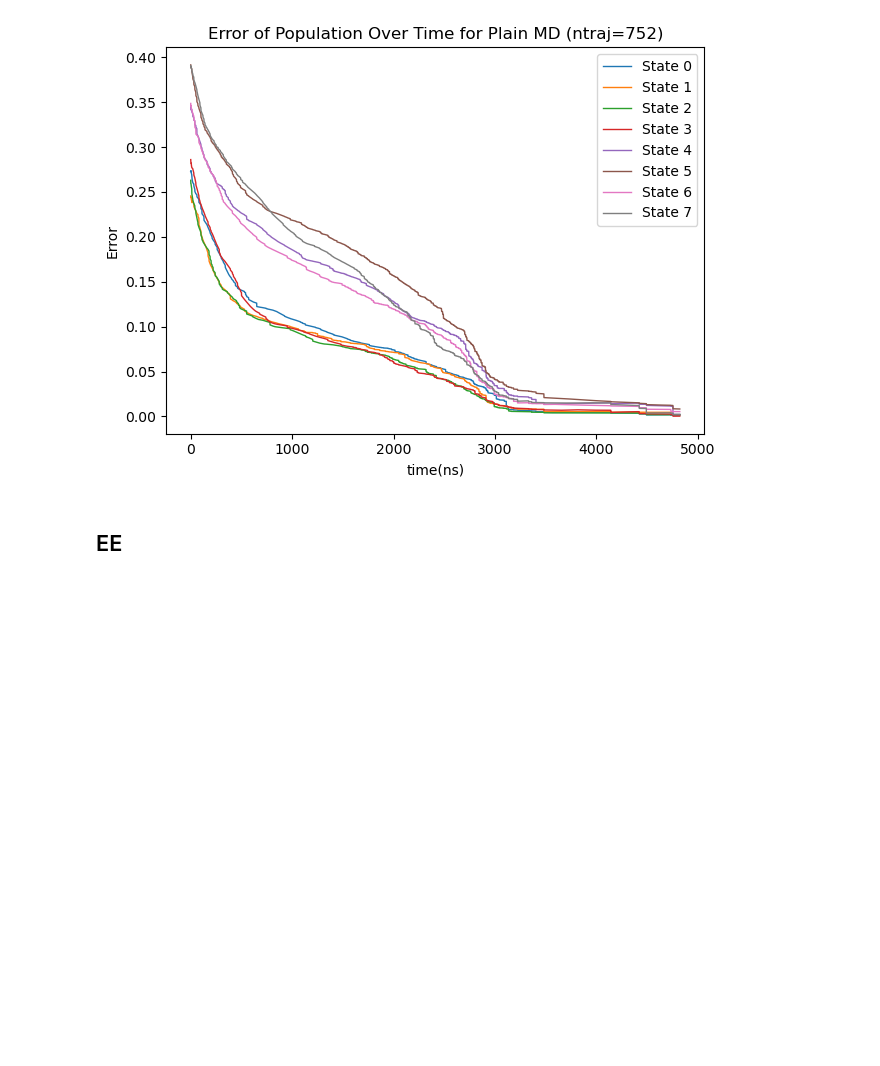
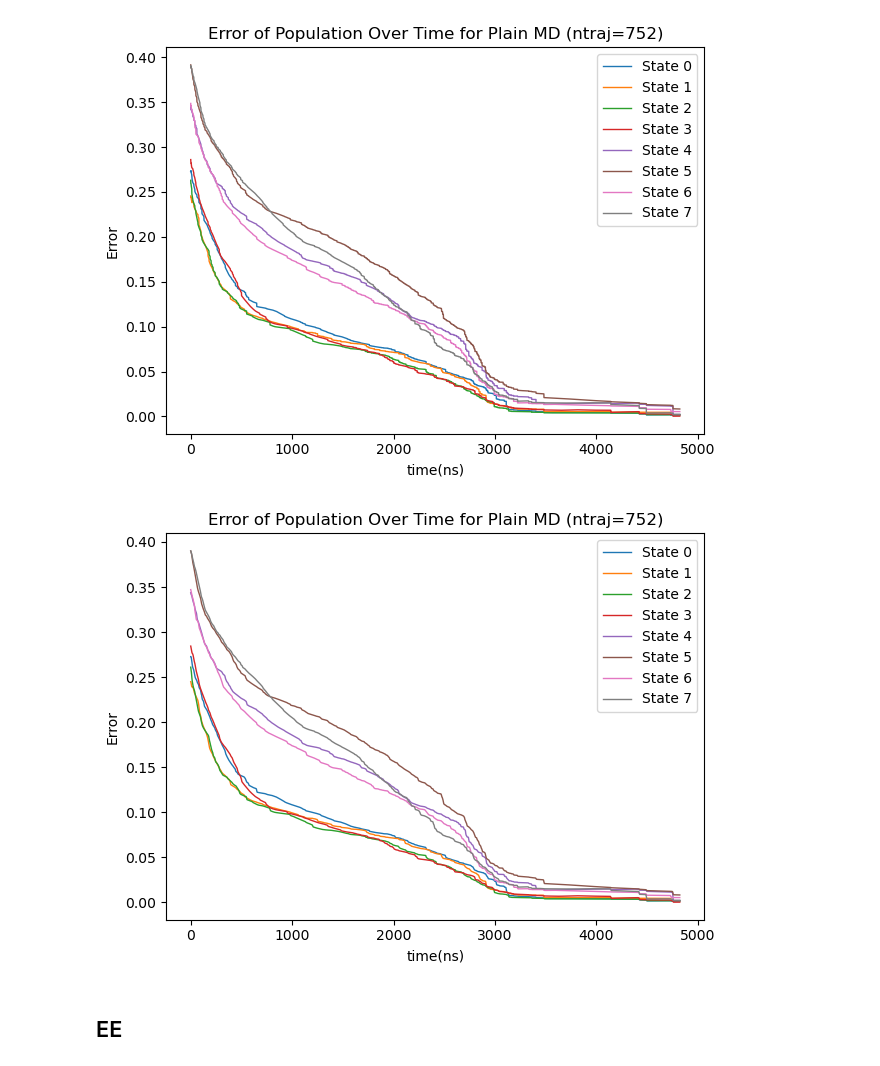
Before and after one commit to starwingc/peptoid_ESM, a Jupyter notebook: Analysis/error_over_time_8_conform.ipynb, the cells around one changed output. Cells and saved outputs as stored; diff of their text form; code cells hidden in the pictures; blank space fills up the shorter version.

```diff
--- a/Analysis/error_over_time_8_conform.ipynb
+++ b/Analysis/error_over_time_8_conform.ipynb
@@ -20,3 +20,26 @@ class Data:
         with open(filename, 'rb') as f:
             array_list = pickle.load(f)
         return cls(array_list)
+# %%
+import numpy as np
+from scipy.ndimage import gaussian_filter1d
+
+def smooth_conformers_gaussian(data, sigma=10):
+    """
+    Applies Gaussian smoothing to each row independently.
+
+    Parameters:
+    data (np.ndarray): Shape (n_conformers, time_traj) -> e.g., (8, 48230)
+    sigma (float): Smoothing intensity (standard deviation of the Gaussian)
+
+    Returns:
+    np.ndarray: Smoothed array of the same shape (8, 48230)
+    """
+    # axis=1 ensures we smooth across the 48230 time points for each row
+    return gaussian_filter1d(data, sigma=sigma, axis=1, mode='nearest')
+
+# Apply the function
+# plain_md_errors is (8, 48230)
+plain_md_errors_smooth = smooth_conformers_gaussian(plain_md_errors, sigma=25)
+
+print(f"Shape remains: {plain_md_errors_smooth.shape}")
@@ -23,3 +48,5 @@ class Data:
+# %%
+sigma = 5
 # %% [markdown]
 ## Plain MD
 # %%
@@ -27,6 +54,6 @@ plain_md_path = '../Plain_MD/analysis'
 
 error_loaded = Data.load(f"{plain_md_path}/population_data/error_8_conform_reduced.pkl").array_list
 errors = error_loaded[0]
-
 plain_md_errors = errors
 plain_md_errors.shape
+plain_md_errors_smooth = smooth_conformers_gaussian(plain_md_errors, sigma=sigma)
@@ -52,6 +77,26 @@ plt.tight_layout()
 plt.show()
 # %% [output]
 [figure]
+# %%
+conform_num = 8
+T = plain_md_errors.shape[1]
+x = np.arange(T)
+dt_in_ns = 0.1
+
+for i in range(conform_num):
+    errors = plain_md_errors_smooth[i]
+
+    plt.plot(x * dt_in_ns, errors, label=f"State {i}", linewidth=1)
+
+plt.xlabel("time(ns)")
+plt.ylabel("Error")
+#plt.ylim(-0.1, 0.1)
+plt.title("Error of Population Over Time for Plain MD (ntraj=752)")
+plt.legend(loc='best')
+plt.tight_layout()
+plt.show()
+# %% [output]
+[figure, added]
 # %% [markdown]
 ## EE
 # %%
```
Also changed, not shown: parts of 23 cells of this notebook, 1 other file.
